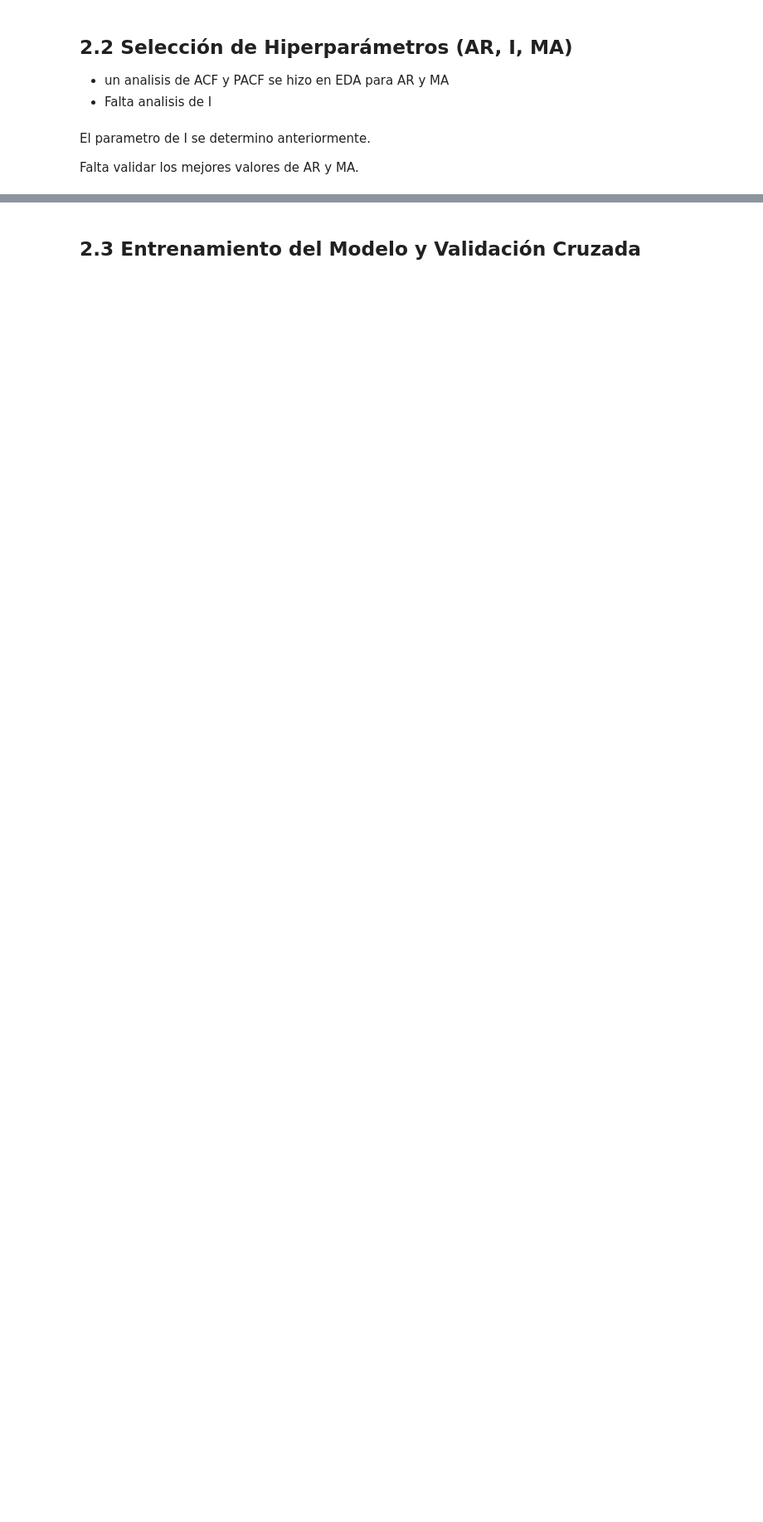
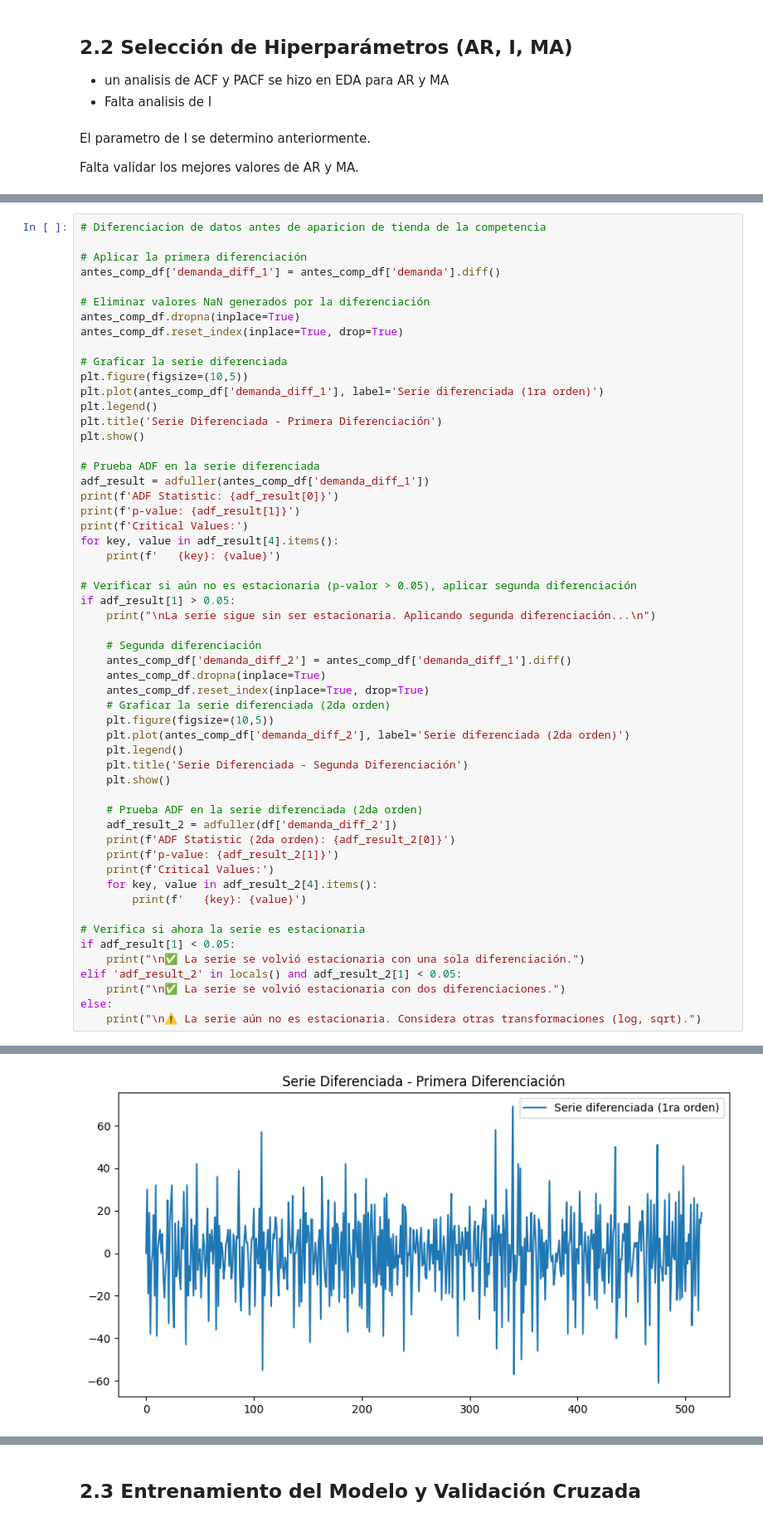
Before and after one commit to juanksRuiz/AI-DemandForecast, a Jupyter notebook: predicciones.ipynb, the cells around one changed output, grey strips where cells are left out. Shown at 83% size. Drawn from its saved outputs; the diff is of its cells as text; blank space fills up the shorter version.

```diff
--- a/predicciones.ipynb
+++ b/predicciones.ipynb
@@ -384,0 +389,56 @@ Falta validar los mejores valores de AR y MA.
+# %%
+# Diferenciacion de datos antes de aparicion de tienda de la competencia
+
+# Aplicar la primera diferenciación
+antes_comp_df['demanda_diff_1'] = antes_comp_df['demanda'].diff()
+
+# Eliminar valores NaN generados por la diferenciación
+antes_comp_df.dropna(inplace=True)
+antes_comp_df.reset_index(inplace=True, drop=True)
+
+# Graficar la serie diferenciada
+plt.figure(figsize=(10,5))
+plt.plot(antes_comp_df['demanda_diff_1'], label='Serie diferenciada (1ra orden)')
+plt.legend()
+plt.title('Serie Diferenciada - Primera Diferenciación')
+plt.show()
+
+# Prueba ADF en la serie diferenciada
+adf_result = adfuller(antes_comp_df['demanda_diff_1'])
+print(f'ADF Statistic: {adf_result[0]}')
+print(f'p-value: {adf_result[1]}')
+print(f'Critical Values:')
+for key, value in adf_result[4].items():
+    print(f'   {key}: {value}')
+
+# Verificar si aún no es estacionaria (p-valor > 0.05), aplicar segunda diferenciación
+if adf_result[1] > 0.05:
+    print("\nLa serie sigue sin ser estacionaria. Aplicando segunda diferenciación...\n")
+
+    # Segunda diferenciación
+    antes_comp_df['demanda_diff_2'] = antes_comp_df['demanda_diff_1'].diff()
+    antes_comp_df.dropna(inplace=True)
+    antes_comp_df.reset_index(inplace=True, drop=True)
+    # Graficar la serie diferenciada (2da orden)
+    plt.figure(figsize=(10,5))
+    plt.plot(antes_comp_df['demanda_diff_2'], label='Serie diferenciada (2da orden)')
+    plt.legend()
+    plt.title('Serie Diferenciada - Segunda Diferenciación')
+    plt.show()
+
+    # Prueba ADF en la serie diferenciada (2da orden)
+    adf_result_2 = adfuller(df['demanda_diff_2'])
+    print(f'ADF Statistic (2da orden): {adf_result_2[0]}')
+    print(f'p-value: {adf_result_2[1]}')
+    print(f'Critical Values:')
+    for key, value in adf_result_2[4].items():
+        print(f'   {key}: {value}')
+
+# Verifica si ahora la serie es estacionaria
+if adf_result[1] < 0.05:
+    print("\n✅ La serie se volvió estacionaria con una sola diferenciación.")
+elif 'adf_result_2' in locals() and adf_result_2[1] < 0.05:
+    print("\n✅ La serie se volvió estacionaria con dos diferenciaciones.")
+else:
+    print("\n⚠️ La serie aún no es estacionaria. Considera otras transformaciones (log, sqrt).")
+# %% [output]
@@ -384,0 +454 @@ Falta validar los mejores valores de AR y MA.
+[figure, added]
```
Also changed, not shown: parts of 15 cells of this notebook, 1 other file.
